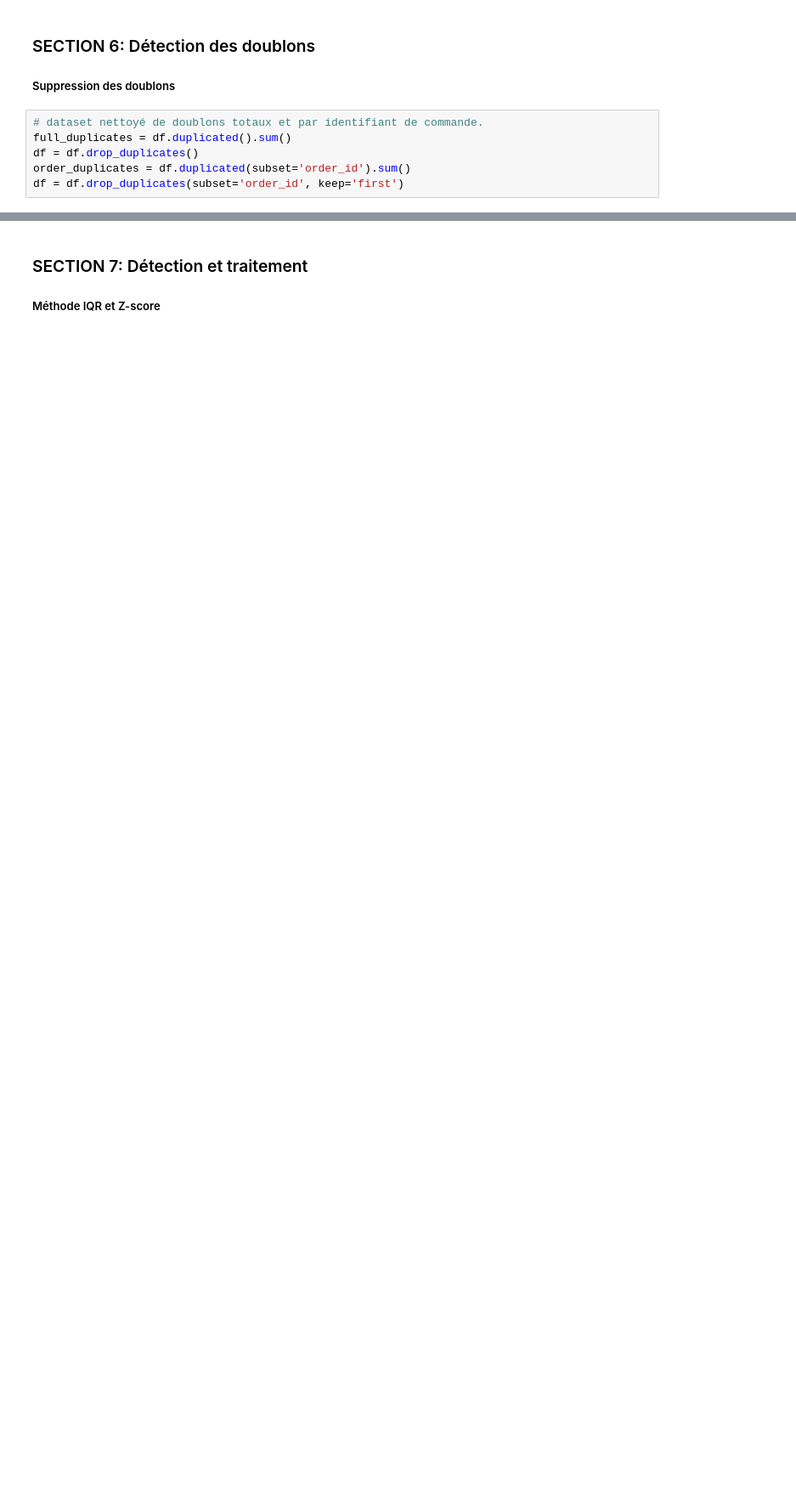
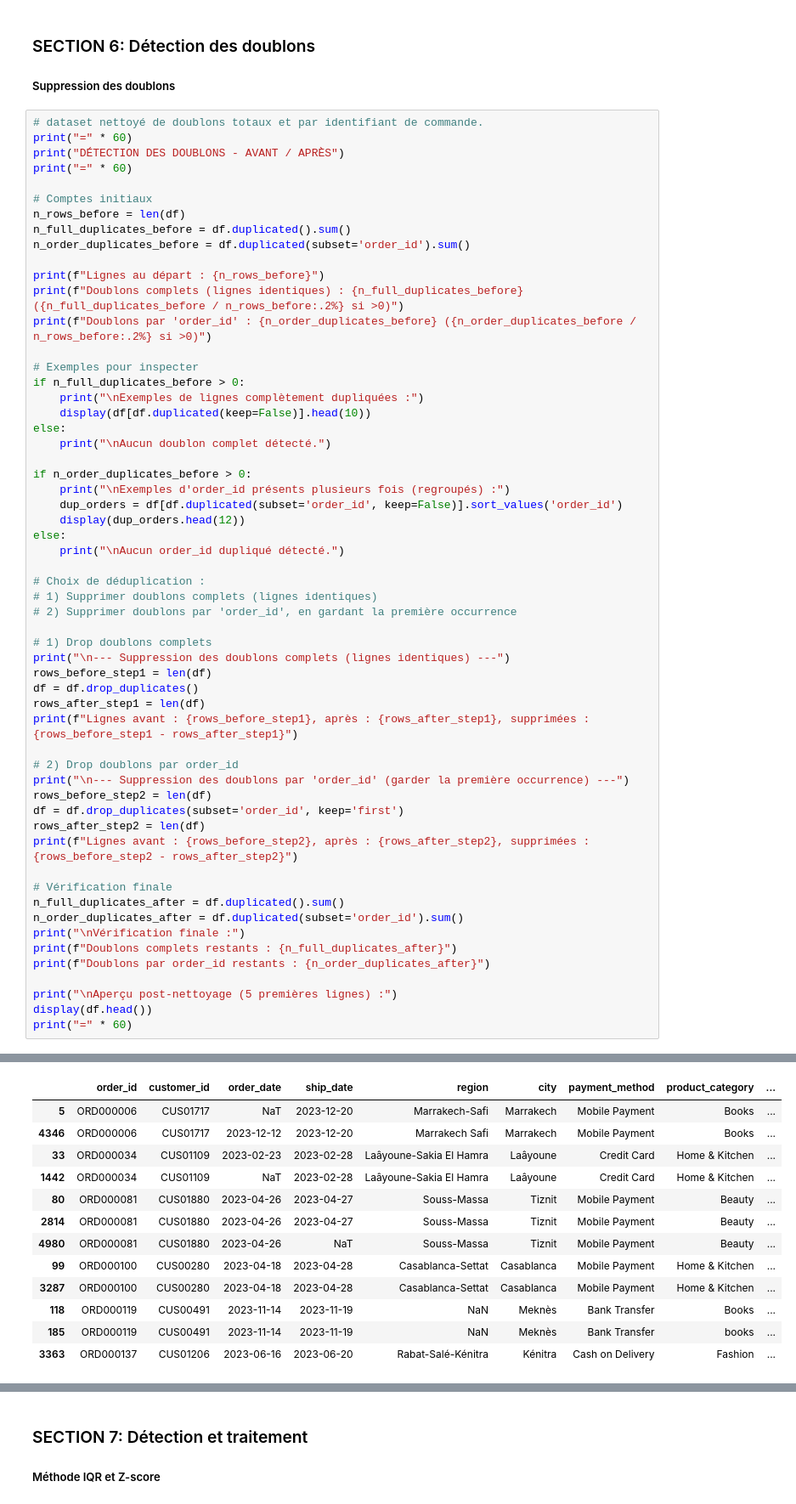
Before and after one commit to Bourzguifatimazahra/moroc_ecom, a Jupyter notebook: Analysis Workflow.ipynb, the cells around one changed output, grey strips where cells are left out. Shown: that part at 85% size. Cells and saved outputs as stored; diff of their text form; blank space fills up the shorter version.

```diff
--- a/Analysis Workflow.ipynb
+++ b/Analysis Workflow.ipynb
@@ -116,7 +244,59 @@ df['weekday'] = df['order_date'].dt.day_name()
 ##### Suppression des doublons
 # %%
 # dataset nettoyé de doublons totaux et par identifiant de commande.
-full_duplicates = df.duplicated().sum()
+print("=" * 60)
+print("DÉTECTION DES DOUBLONS - AVANT / APRÈS")
+print("=" * 60)
+
+# Comptes initiaux
+n_rows_before = len(df)
+n_full_duplicates_before = df.duplicated().sum()
+n_order_duplicates_before = df.duplicated(subset='order_id').sum()
+
+print(f"Lignes au départ : {n_rows_before}")
+print(f"Doublons complets (lignes identiques) : {n_full_duplicates_before} ({n_full_duplicates_before / n_rows_before:.2%} si >0)")
+print(f"Doublons par 'order_id' : {n_order_duplicates_before} ({n_order_duplicates_before / n_rows_before:.2%} si >0)")
+
+# Exemples pour inspecter
+if n_full_duplicates_before > 0:
+    print("\nExemples de lignes complètement dupliquées :")
+    display(df[df.duplicated(keep=False)].head(10))
+else:
+    print("\nAucun doublon complet détecté.")
+
+if n_order_duplicates_before > 0:
+    print("\nExemples d'order_id présents plusieurs fois (regroupés) :")
+    dup_orders = df[df.duplicated(subset='order_id', keep=False)].sort_values('order_id')
+    display(dup_orders.head(12))
+else:
+    print("\nAucun order_id dupliqué détecté.")
+
+# Choix de déduplication :
+# 1) Supprimer doublons complets (lignes identiques)
+# 2) Supprimer doublons par 'order_id', en gardant la première occurrence
+
+# 1) Drop doublons complets
+print("\n--- Suppression des doublons complets (lignes identiques) ---")
+rows_before_step1 = len(df)
 df = df.drop_duplicates()
-order_duplicates = df.duplicated(subset='order_id').sum()
+rows_after_step1 = len(df)
+print(f"Lignes avant : {rows_before_step1}, après : {rows_after_step1}, supprimées : {rows_before_step1 - rows_after_step1}")
+
+# 2) Drop doublons par order_id
+print("\n--- Suppression des doublons par 'order_id' (garder la première occurrence) ---")
+rows_before_step2 = len(df)
 df = df.drop_duplicates(subset='order_id', keep='first')
+rows_after_step2 = len(df)
+print(f"Lignes avant : {rows_before_step2}, après : {rows_after_step2}, supprimées : {rows_before_step2 - rows_after_step2}")
+
+# Vérification finale
+n_full_duplicates_after = df.duplicated().sum()
+n_order_duplicates_after = df.duplicated(subset='order_id').sum()
+print("\nVérification finale :")
+print(f"Doublons complets restants : {n_full_duplicates_after}")
+print(f"Doublons par order_id restants : {n_order_duplicates_after}")
+
+print("\nAperçu post-nettoyage (5 premières lignes) :")
+display(df.head())
+print("=" * 60)
+# %% [output]
@@ -122,0 +323,13 @@ df = df.drop_duplicates(subset='order_id', keep='first')
+|  | order_id | customer_id | order_date | ship_date | region | city | payment_method | product_category | ... |
+| 5 | ORD000006 | CUS01717 | NaT | 2023-12-20 | Marrakech-Safi | Marrakech | Mobile Payment | Books | ... |
+| 4346 | ORD000006 | CUS01717 | 2023-12-12 | 2023-12-20 | Marrakech Safi | Marrakech | Mobile Payment | Books | ... |
+| 33 | ORD000034 | CUS01109 | 2023-02-23 | 2023-02-28 | Laâyoune-Sakia El Hamra | Laâyoune | Credit Card | Home & Kitchen | ... |
+| 1442 | ORD000034 | CUS01109 | NaT | 2023-02-28 | Laâyoune-Sakia El Hamra | Laâyoune | Credit Card | Home & Kitchen | ... |
+| 80 | ORD000081 | CUS01880 | 2023-04-26 | 2023-04-27 | Souss-Massa | Tiznit | Mobile Payment | Beauty | ... |
+| 2814 | ORD000081 | CUS01880 | 2023-04-26 | 2023-04-27 | Souss-Massa | Tiznit | Mobile Payment | Beauty | ... |
+| 4980 | ORD000081 | CUS01880 | 2023-04-26 | NaT | Souss-Massa | Tiznit | Mobile Payment | Beauty | ... |
+| 99 | ORD000100 | CUS00280 | 2023-04-18 | 2023-04-28 | Casablanca-Settat | Casablanca | Mobile Payment | Home & Kitchen | ... |
+| 3287 | ORD000100 | CUS00280 | 2023-04-18 | 2023-04-28 | Casablanca-Settat | Casablanca | Mobile Payment | Home & Kitchen | ... |
+| 118 | ORD000119 | CUS00491 | 2023-11-14 | 2023-11-19 | NaN | Meknès | Bank Transfer | Books | ... |
+| 185 | ORD000119 | CUS00491 | 2023-11-14 | 2023-11-19 | NaN | Meknès | Bank Transfer | books | ... |
+| 3363 | ORD000137 | CUS01206 | 2023-06-16 | 2023-06-20 | Rabat-Salé-Kénitra | Kénitra | Cash on Delivery | Fashion | ... |
```
Also changed, not shown: parts of 9 cells of this notebook.
